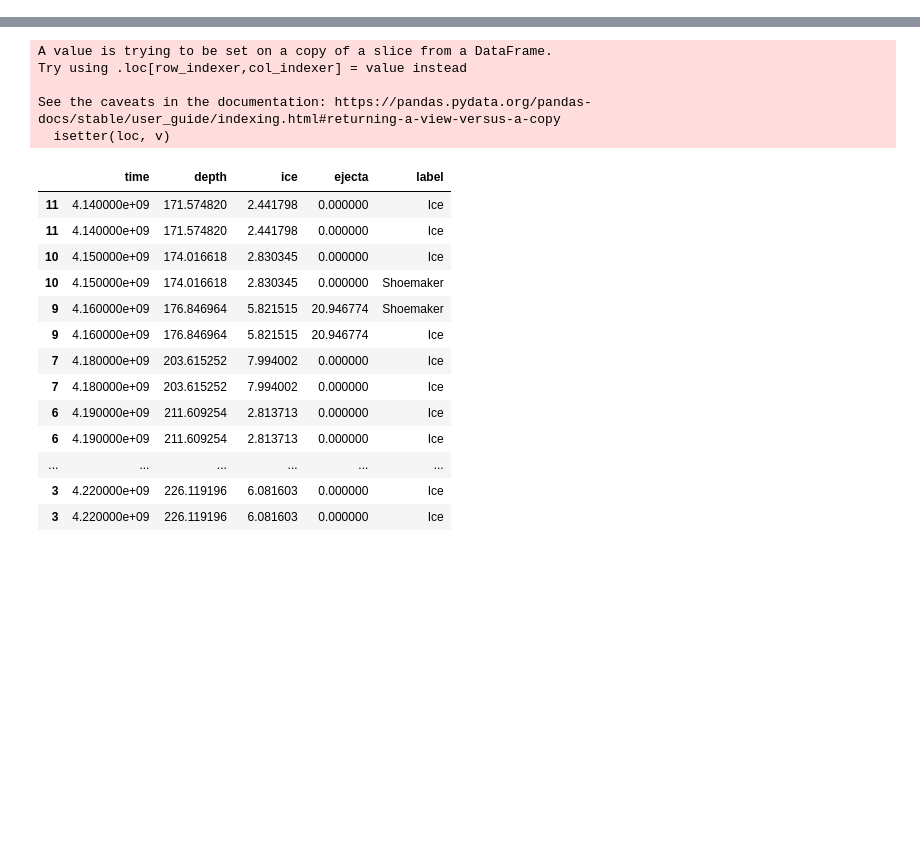
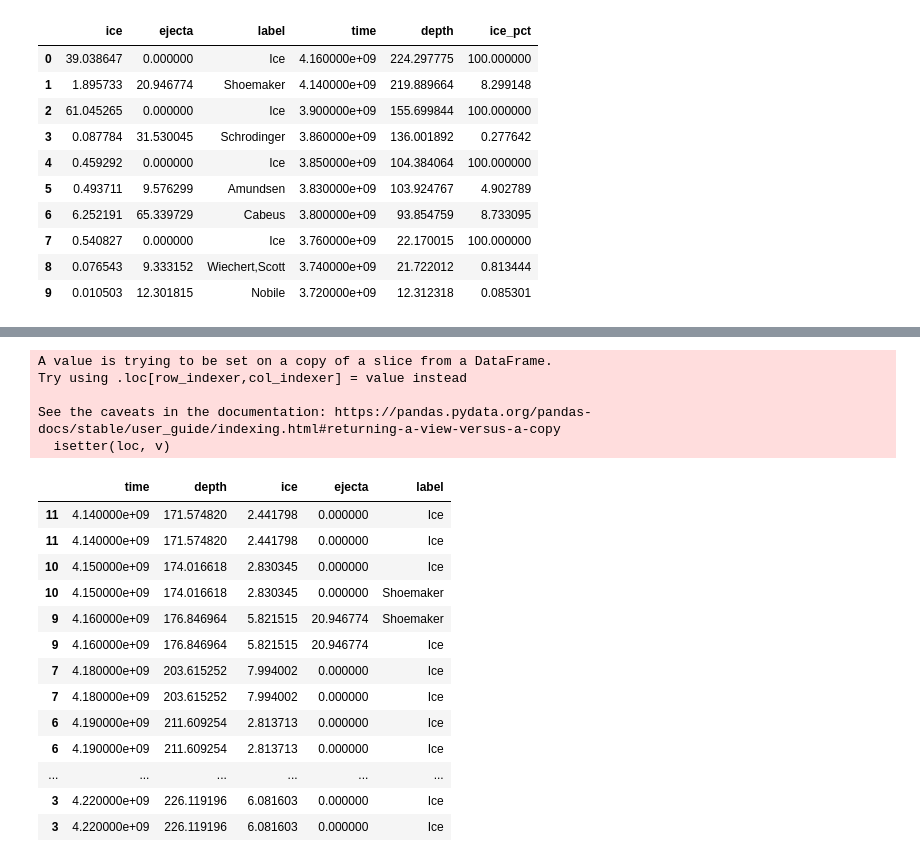
Before and after one commit to cjtu/moonpies, a Jupyter notebook: other_modules/test_strat_fig.ipynb, the cells around one changed output, grey strips where cells are left out. Saved outputs shown, nothing was run; the diff lists cells and outputs as text; code cells hidden in the pictures; blank space fills up the shorter version.

```diff
--- a/other_modules/test_strat_fig.ipynb
+++ b/other_modules/test_strat_fig.ipynb
@@ -35,0 +63,41 @@ time_arr = mp.get_time_array(cfg)
+# %%
+
+label = np.empty(len(time), dtype=object)
+label[ice > thresh] = 'Ice'
+label[ejecta > thresh] = ejecta_sources[ejecta > thresh]
+depth = np.cumsum(ice[::-1] + ejecta[::-1])[::-1]
+ice_pct = 100 * ice / (ice + ejecta)
+
+ice_sources = {}
+
+# Make DataFrame
+data = np.array([time, ice, ejecta, depth, ice_pct]).T
+cols = ['time', 'ice', 'ejecta', 'depth', 'ice_pct']
+for k, v in ice_sources.items():
+    data.append(v)
+    cols.append(k)
+strat = pd.DataFrame(data, columns=cols, dtype=cfg.dtype)
+
+# Remove empty rows from strat col
+strat.insert(0, 'label', label)
+strat = strat.dropna(subset=['label'])
+# %%
+adj_check = (strat.label != strat.label.shift()).cumsum()
+agg = {k: 'sum' for k in ('ice', 'ejecta', *ice_sources.keys())}
+agg['label'] = 'last'
+agg['time'] = 'last'
+agg['depth'] = 'last'
+agg['ice_pct'] = 'mean'
+strat.groupby(['label', adj_check], as_index=False, sort=False).agg(agg)
+# %% [output]
+|  | ice | ejecta | label | time | depth | ice_pct |
+| 0 | 39.038647 | 0.000000 | Ice | 4.160000e+09 | 224.297775 | 100.000000 |
+| 1 | 1.895733 | 20.946774 | Shoemaker | 4.140000e+09 | 219.889664 | 8.299148 |
+| 2 | 61.045265 | 0.000000 | Ice | 3.900000e+09 | 155.699844 | 100.000000 |
+| 3 | 0.087784 | 31.530045 | Schrodinger | 3.860000e+09 | 136.001892 | 0.277642 |
+| 4 | 0.459292 | 0.000000 | Ice | 3.850000e+09 | 104.384064 | 100.000000 |
+| 5 | 0.493711 | 9.576299 | Amundsen | 3.830000e+09 | 103.924767 | 4.902789 |
+| 6 | 6.252191 | 65.339729 | Cabeus | 3.800000e+09 | 93.854759 | 8.733095 |
+| 7 | 0.540827 | 0.000000 | Ice | 3.760000e+09 | 22.170015 | 100.000000 |
+| 8 | 0.076543 | 9.333152 | Wiechert,Scott | 3.740000e+09 | 21.722012 | 0.813444 |
+| 9 | 0.010503 | 12.301815 | Nobile | 3.720000e+09 | 12.312318 | 0.085301 |
```
Also changed, not shown: parts of 4 cells of this notebook, 7 other files.
